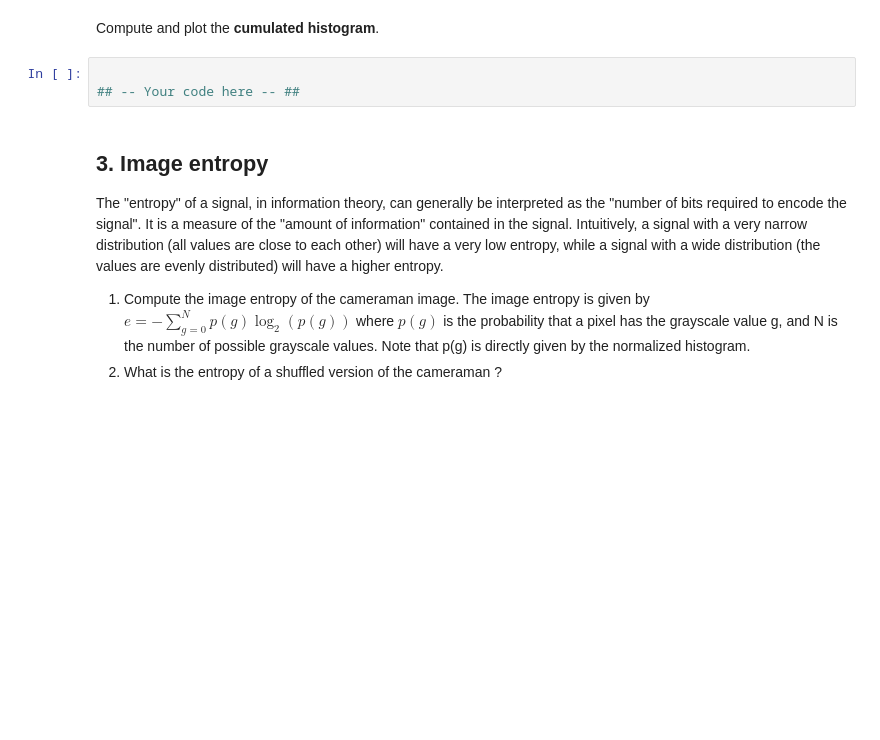
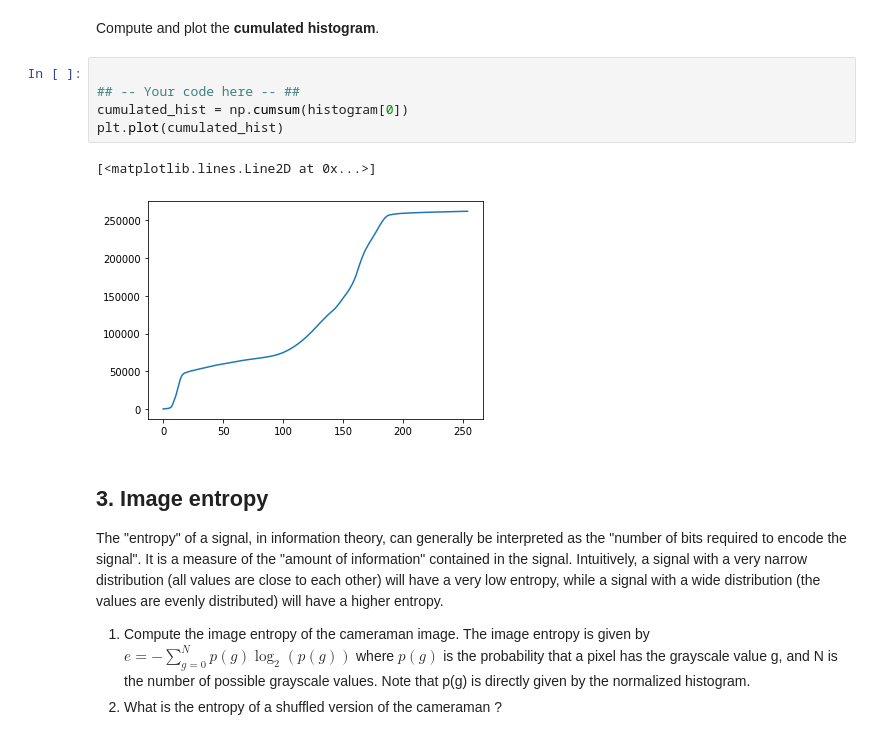
Before and after one commit to GriffinBabe/info-h-500-501, a Jupyter notebook: LABS/1 - Image Information.ipynb, the cells around one changed output. Cells and saved outputs as stored; diff of their text form; blank space fills up the shorter version.

```diff
--- a/LABS/1 - Image Information.ipynb
+++ b/LABS/1 - Image Information.ipynb
@@ -77,6 +75,11 @@ Compute and plot the **cumulated histogram**.
 # %%
 
 ## -- Your code here -- ##
+cumulated_hist = np.cumsum(histogram[0])
+plt.plot(cumulated_hist)
+# %% [output]
+[<matplotlib.lines.Line2D at 0x...>]
+[figure, added]
 # %% [markdown]
 ## 3. Image entropy
 
```
Also changed, not shown: parts of 11 cells of this notebook, 2 other files.
